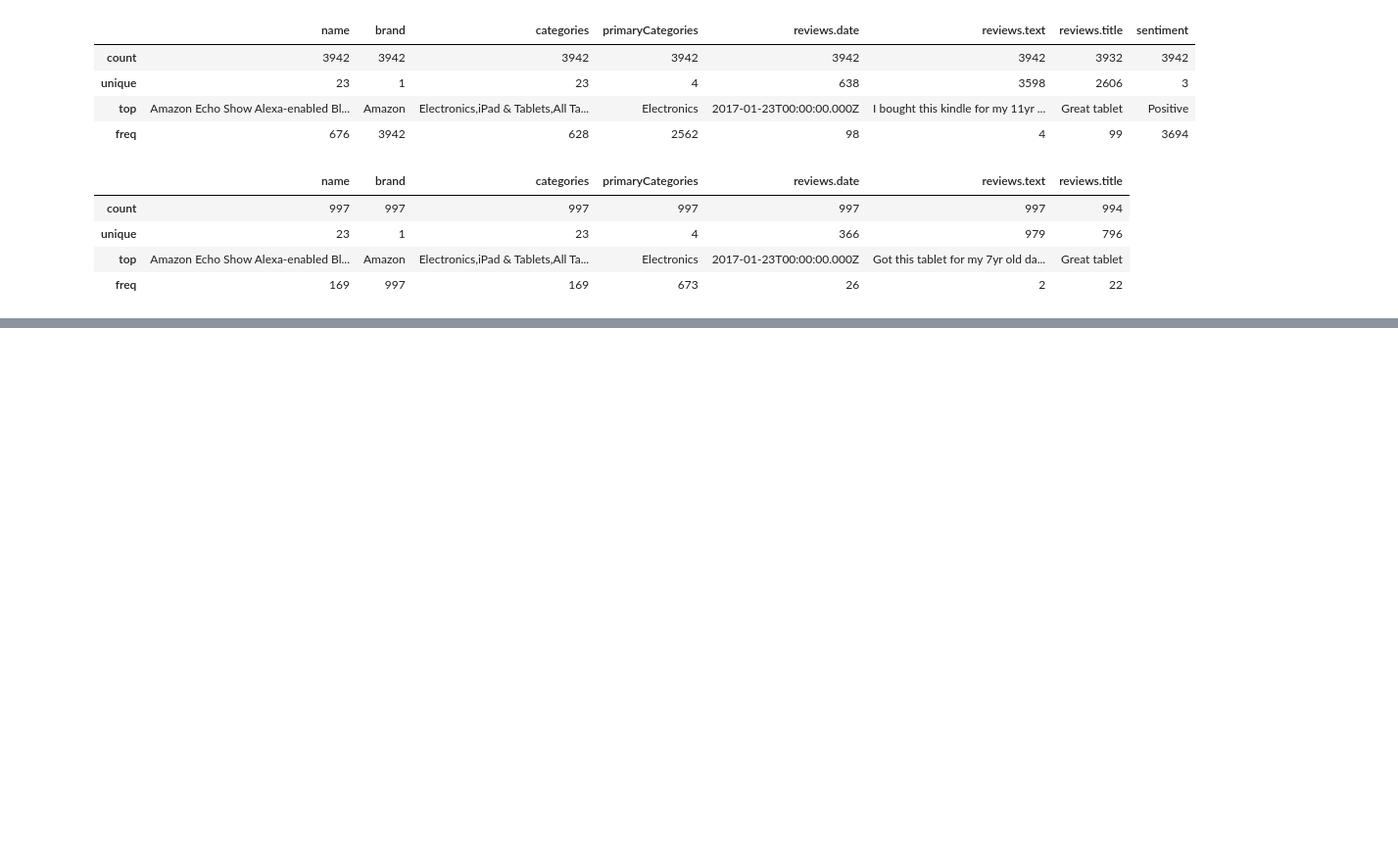
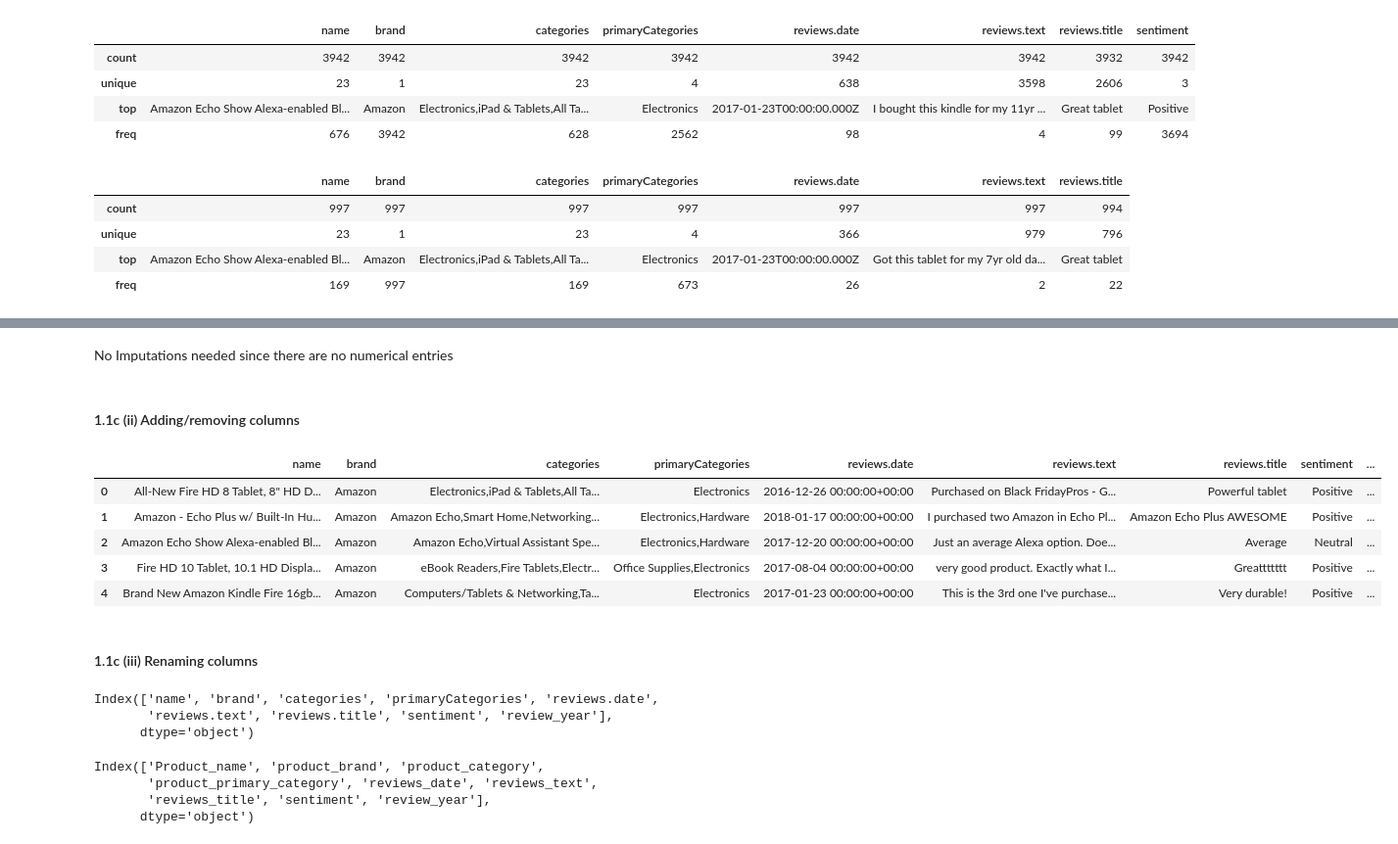
Before and after one commit to stanley-mah/MSA_FYP, a Jupyter notebook: data_cleaning.ipynb, the cells around one changed output, grey strips where cells are left out. Shown at 98% size. Saved outputs shown, nothing was run; the diff lists cells and outputs as text; code cells hidden in the pictures; blank space fills up the shorter version.

```diff
--- a/data_cleaning.ipynb
+++ b/data_cleaning.ipynb
@@ -112,0 +140,3 @@ test.describe()
+# %%
+train.dropna(axis=0, inplace = True)
+test.dropna(axis=0, inplace= True)
@@ -112,0 +226,27 @@ test.describe()
+# %% [markdown]
+<p>No Imputations needed since there are no numerical entries </p>
+# %% [markdown]
+#### <span >1.1c (ii) Adding/removing columns</span>
+# %%
+# Ensure 'reviews.date' is in datetime format
+train['reviews.date'] = pd.to_datetime(train['reviews.date'])
+
+# Create a new column 'review_year' by extracting the year from 'reviews.date'
+train['review_year'] = train['reviews.date'].dt.year
+# %%
+train.head()
+# %% [output]
+|  | name | brand | categories | primaryCategories | reviews.date | reviews.text | reviews.title | sentiment | ... |
+| 0 | All-New Fire HD 8 Tablet, 8" HD D... | Amazon | Electronics,iPad & Tablets,All Ta... | Electronics | 2016-12-26 00:00:00+00:00 | Purchased on Black FridayPros - G... | Powerful tablet | Positive | ... |
+| 1 | Amazon - Echo Plus w/ Built-In Hu... | Amazon | Amazon Echo,Smart Home,Networking... | Electronics,Hardware | 2018-01-17 00:00:00+00:00 | I purchased two Amazon in Echo Pl... | Amazon Echo Plus AWESOME | Positive | ... |
+| 2 | Amazon Echo Show Alexa-enabled Bl... | Amazon | Amazon Echo,Virtual Assistant Spe... | Electronics,Hardware | 2017-12-20 00:00:00+00:00 | Just an average Alexa option. Doe... | Average | Neutral | ... |
+| 3 | Fire HD 10 Tablet, 10.1 HD Displa... | Amazon | eBook Readers,Fire Tablets,Electr... | Office Supplies,Electronics | 2017-08-04 00:00:00+00:00 | very good product. Exactly what I... | Greattttttt | Positive | ... |
+| 4 | Brand New Amazon Kindle Fire 16gb... | Amazon | Computers/Tablets & Networking,Ta... | Electronics | 2017-01-23 00:00:00+00:00 | This is the 3rd one I've purchase... | Very durable! | Positive | ... |
+# %% [markdown]
+#### <span >1.1c (iii) Renaming columns</span>
+# %%
+train.columns
+# %% [output]
+Index(['name', 'brand', 'categories', 'primaryCategories', 'reviews.date',
+       'reviews.text', 'reviews.title', 'sentiment', 'review_year'],
+      dtype='object')
@@ -112,0 +255,7 @@ test.describe()
+# %%
+train.columns
+# %% [output]
+Index(['Product_name', 'product_brand', 'product_category',
+       'product_primary_category', 'reviews_date', 'reviews_text',
+       'reviews_title', 'sentiment', 'review_year'],
+      dtype='object')
```
Also changed, not shown: parts of 16 cells of this notebook.
